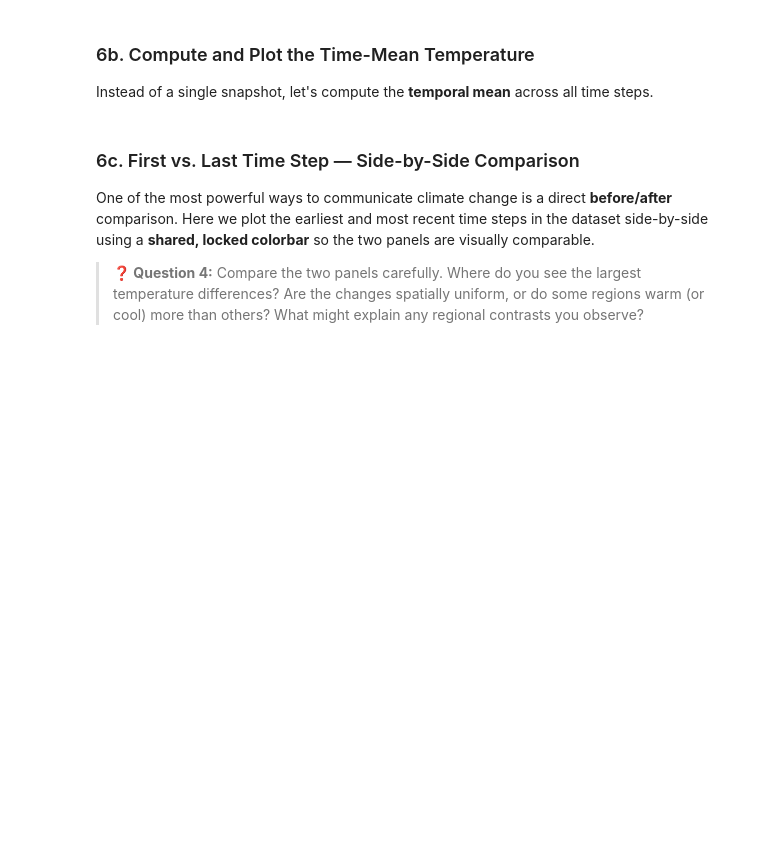
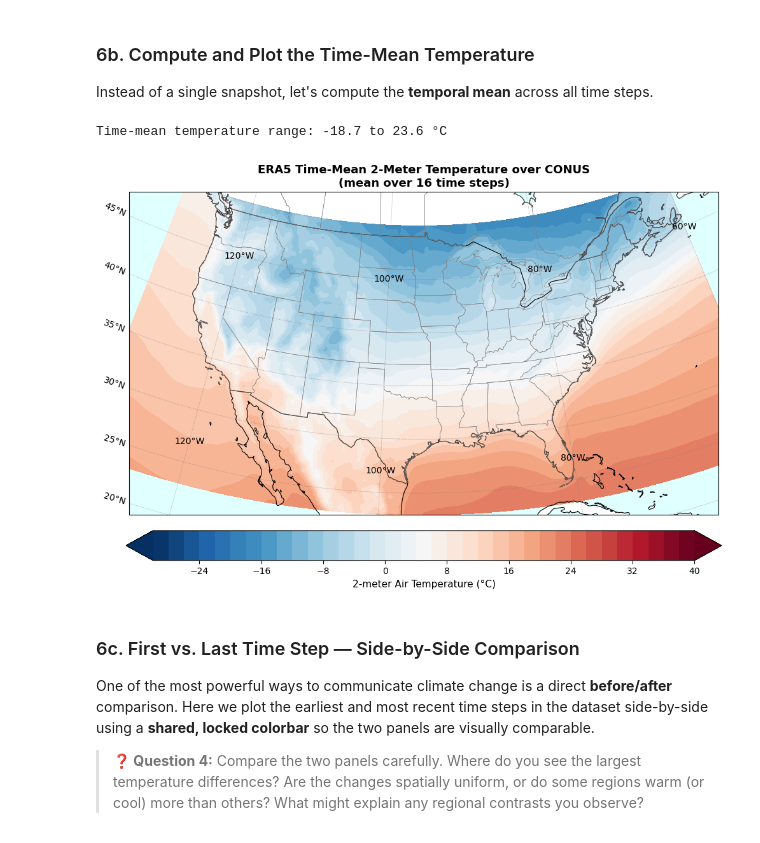
Before and after one commit to radryan1979/clim341, a Jupyter notebook: Practice/ERA5_CONUS_Temperature.ipynb, the cells around one changed output. Cells and saved outputs as stored; diff of their text form; code cells hidden in the pictures; blank space fills up the shorter version.

```diff
--- a/Practice/ERA5_CONUS_Temperature.ipynb
+++ b/Practice/ERA5_CONUS_Temperature.ipynb
@@ -249,7 +309,7 @@ Modify `time_idx` in Step 4 and re-run Steps 4 and 5 to visualize temperature at
 Instead of a single snapshot, let's compute the **temporal mean** across all time steps.
 # %%
 # Compute time mean
-t2m_mean = ds['t2m'].mean(dim='time') - 273.15
+t2m_mean = ds['t2m'].mean(dim='valid_time') - 273.15
 t2m_mean.attrs['units'] = '°C'
 
 print(f"Time-mean temperature range: {float(t2m_mean.min()):.1f} to {float(t2m_mean.max()):.1f} °C")
@@ -260,34 +320,37 @@ ax.set_extent([-125, -66, 23, 50], crs=ccrs.PlateCarree())
 
 cf = ax.contourf(
     lons, lats, t2m_mean.values,
     levels=np.arange(-30, 42, 2),
     cmap='RdBu_r',
     transform=ccrs.PlateCarree(),
     extend='both'
 )
 
 ax.add_feature(cfeature.COASTLINE, linewidth=0.8)
 ax.add_feature(cfeature.BORDERS, linewidth=0.8)
 ax.add_feature(cfeature.STATES, linewidth=0.4, edgecolor='gray')
 ax.add_feature(cfeature.OCEAN, color='lightcyan', zorder=0)
 
 gl = ax.gridlines(crs=ccrs.PlateCarree(), draw_labels=True,
                   linewidth=0.5, color='gray', alpha=0.5, linestyle='--')
 gl.top_labels = False
 gl.right_labels = False
 
 cbar = plt.colorbar(cf, ax=ax, orientation='horizontal', pad=0.04, shrink=0.8)
 cbar.set_label('2-meter Air Temperature (°C)', fontsize=11)
 
-n_times = len(ds.time)
+n_times = len(ds.valid_time)
 ax.set_title(
     f'ERA5 Time-Mean 2-Meter Temperature over CONUS\n(mean over {n_times} time steps)',
     fontsize=13, fontweight='bold'
 )
 
 plt.tight_layout()
 plt.savefig('era5_t2m_mean_conus.png', dpi=150, bbox_inches='tight')
 plt.show()
+# %% [output]
+Time-mean temperature range: -18.7 to 23.6 °C
+[figure, added]
 # %% [markdown]
 ### 6c. First vs. Last Time Step — Side-by-Side Comparison
 
```
Also changed, not shown: parts of 12 cells of this notebook.
